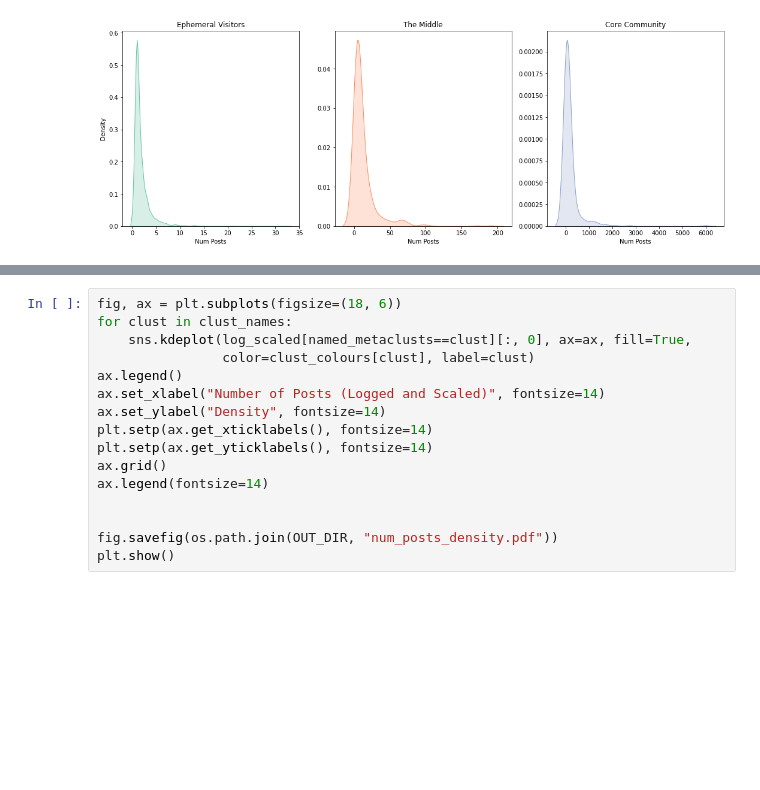
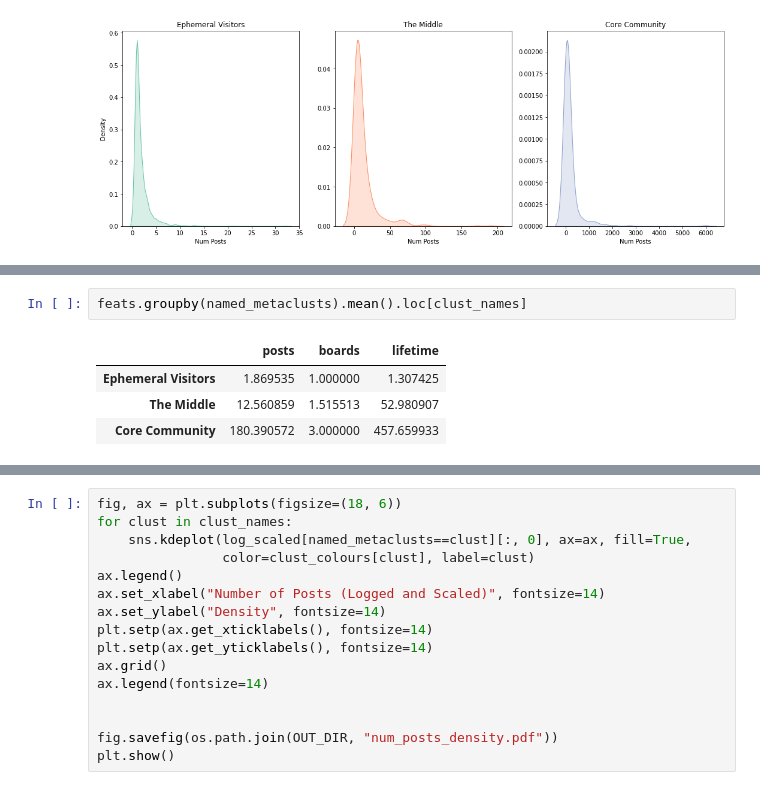
Before and after one commit to dearden/thesis_flat_earth, a Jupyter notebook: 7.3 - Metagroups/Metagroups.ipynb, the cells around one changed output, grey strips where cells are left out. Drawn from its saved outputs; the diff is of its cells as text; blank space fills up the shorter version.

```diff
--- a/7.3 - Metagroups/Metagroups.ipynb
+++ b/7.3 - Metagroups/Metagroups.ipynb
@@ -124,0 +145,7 @@ plt.show()
+# %%
+feats.groupby(named_metaclusts).mean().loc[clust_names]
+# %% [output]
+|  | posts | boards | lifetime |
+| Ephemeral Visitors | 1.869535 | 1.000000 | 1.307425 |
+| The Middle | 12.560859 | 1.515513 | 52.980907 |
+| Core Community | 180.390572 | 3.000000 | 457.659933 |
```
Also changed, not shown: parts of 16 cells of this notebook, 8 other files.
